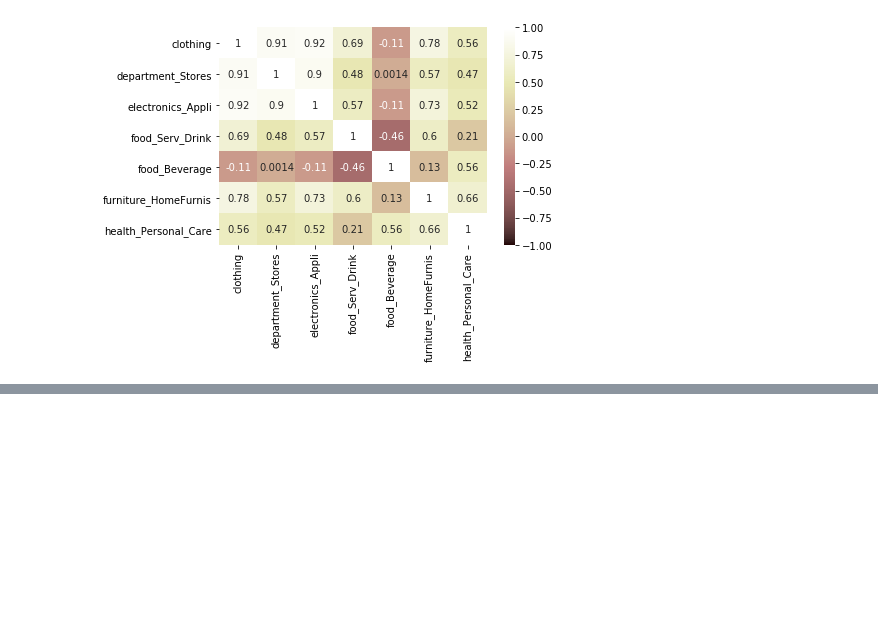
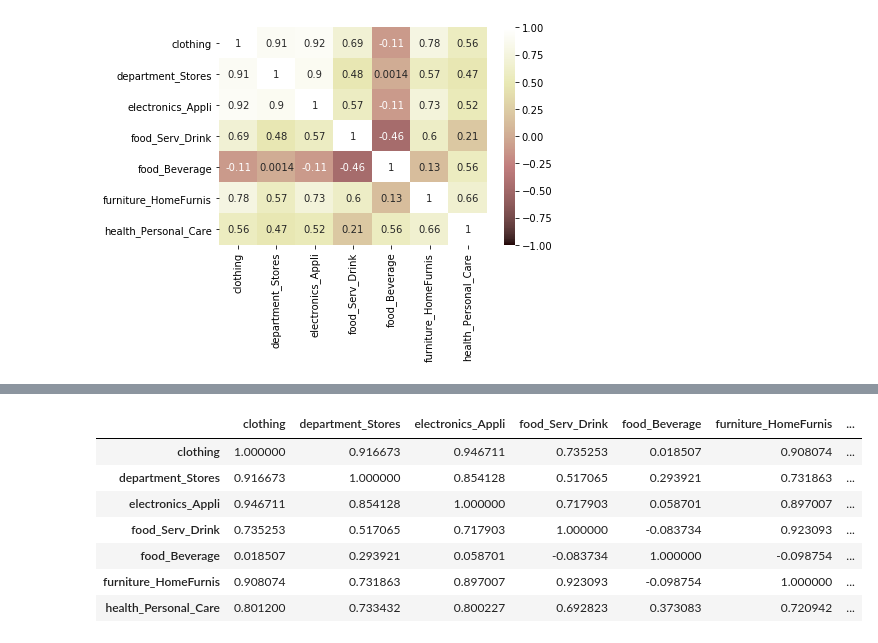
Before and after one commit to Billieo/pandemic_pandas, a Jupyter notebook: notebooks/Billie.ipynb, the cells around one changed output, grey strips where cells are left out. Drawn from its saved outputs; the diff is of its cells as text; code cells hidden in the pictures; blank space fills up the shorter version.

```diff
--- a/notebooks/Billie.ipynb
+++ b/notebooks/Billie.ipynb
@@ -163,0 +254,12 @@ Pre_pandemic = retail_combined_df[]
+# %%
+post_pandemic_corr = post_pandemic_data_df.corr()
+post_pandemic_corr
+# %% [output]
+|  | clothing | department_Stores | electronics_Appli | food_Serv_Drink | food_Beverage | furniture_HomeFurnis | ... |
+| clothing | 1.000000 | 0.916673 | 0.946711 | 0.735253 | 0.018507 | 0.908074 | ... |
+| department_Stores | 0.916673 | 1.000000 | 0.854128 | 0.517065 | 0.293921 | 0.731863 | ... |
+| electronics_Appli | 0.946711 | 0.854128 | 1.000000 | 0.717903 | 0.058701 | 0.897007 | ... |
+| food_Serv_Drink | 0.735253 | 0.517065 | 0.717903 | 1.000000 | -0.083734 | 0.923093 | ... |
+| food_Beverage | 0.018507 | 0.293921 | 0.058701 | -0.083734 | 1.000000 | -0.098754 | ... |
+| furniture_HomeFurnis | 0.908074 | 0.731863 | 0.897007 | 0.923093 | -0.098754 | 1.000000 | ... |
+| health_Personal_Care | 0.801200 | 0.733432 | 0.800227 | 0.692823 | 0.373083 | 0.720942 | ... |
```
Also changed, not shown: parts of 14 cells of this notebook, 1 other file.
